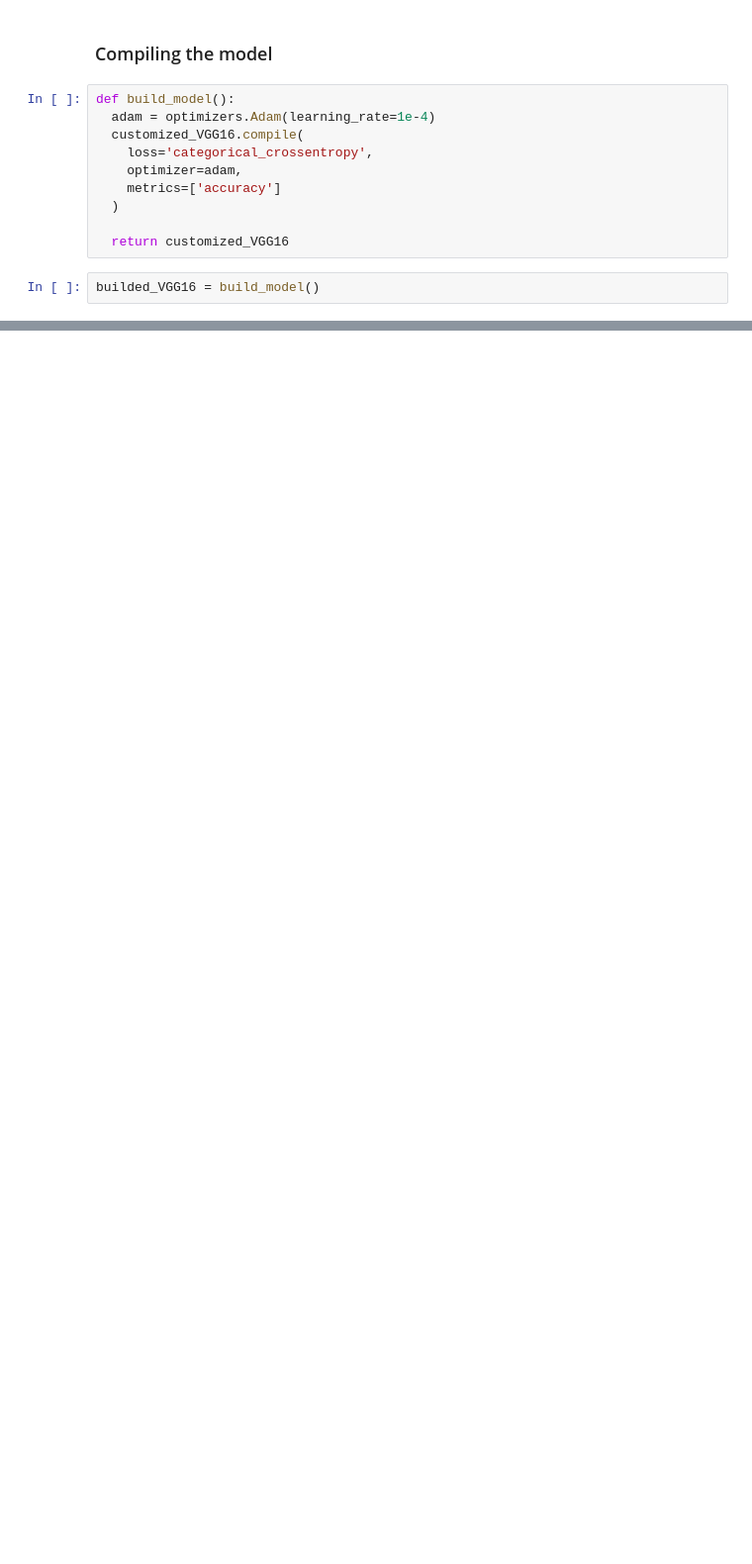
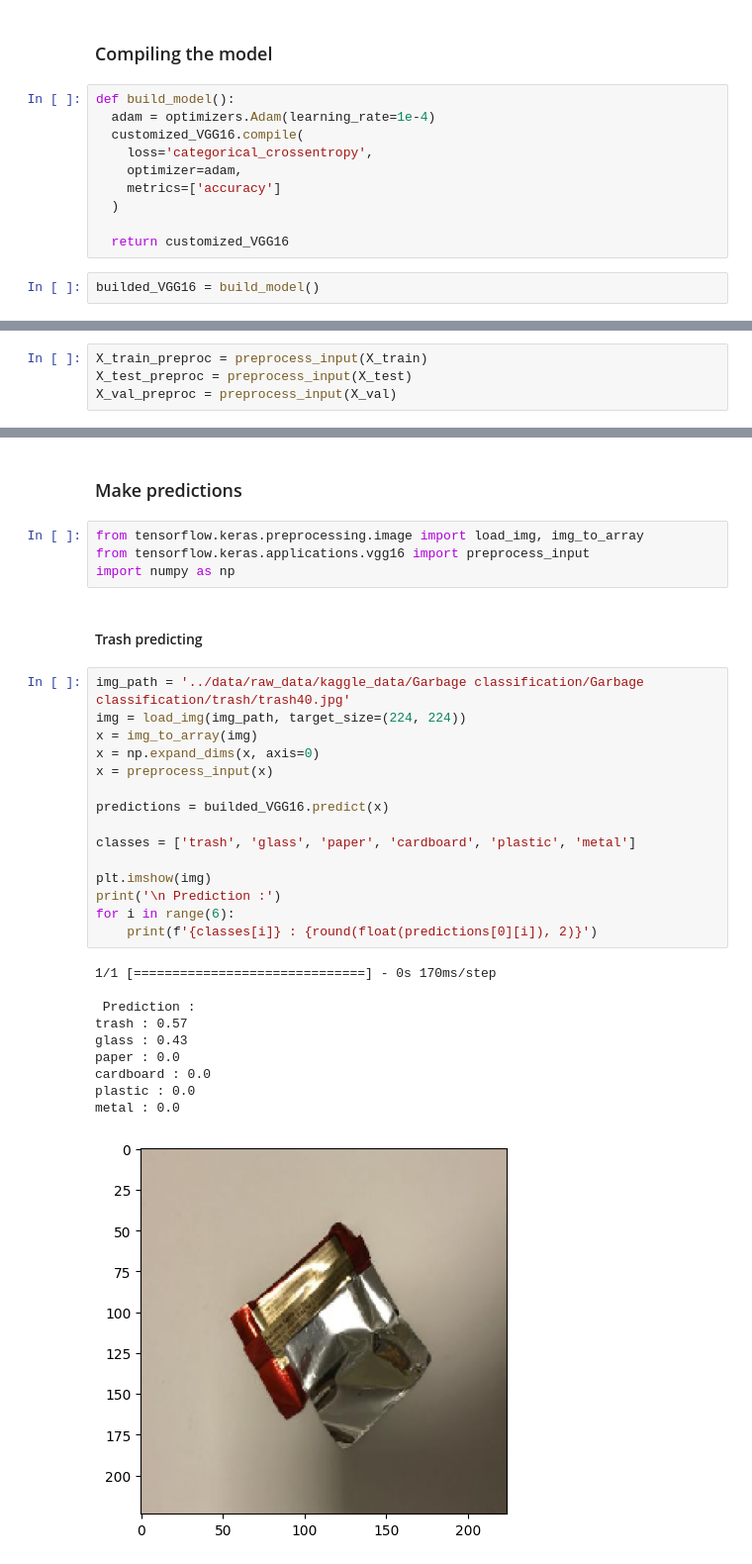
Before and after one commit to kirianpg/waste_sorter_smart_bin, a Jupyter notebook: notebooks/michel_modeling.ipynb, the cells around one changed output, grey strips where cells are left out. Shown: that part at 99% size. Drawn from its saved outputs; the diff is of its cells as text; blank space fills up the shorter version.

```diff
--- a/notebooks/michel_modeling.ipynb
+++ b/notebooks/michel_modeling.ipynb
@@ -215,0 +245,4 @@ Model: "sequential"
+# %%
+X_train_preproc = preprocess_input(X_train)
+X_test_preproc = preprocess_input(X_test)
+X_val_preproc = preprocess_input(X_val)
@@ -215,0 +350,34 @@ Model: "sequential"
+# %% [markdown]
+### Make predictions
+# %%
+from tensorflow.keras.preprocessing.image import load_img, img_to_array
+from tensorflow.keras.applications.vgg16 import preprocess_input
+import numpy as np
+# %% [markdown]
+#### Trash predicting
+# %%
+img_path = '../data/raw_data/kaggle_data/Garbage classification/Garbage classification/trash/trash40.jpg'
+img = load_img(img_path, target_size=(224, 224))
+x = img_to_array(img)
+x = np.expand_dims(x, axis=0)
+x = preprocess_input(x)
+
+predictions = builded_VGG16.predict(x)
+
+classes = ['trash', 'glass', 'paper', 'cardboard', 'plastic', 'metal']
+
+plt.imshow(img)
+print('\n Prediction :')
+for i in range(6):
+    print(f'{classes[i]} : {round(float(predictions[0][i]), 2)}')
+# %% [output]
+1/1 [==============================] - 0s 170ms/step
+
+ Prediction :
+trash : 0.57
+glass : 0.43
+paper : 0.0
+cardboard : 0.0
+plastic : 0.0
+metal : 0.0
+[figure, added]
```
Also changed, not shown: parts of 26 cells of this notebook, 15 other files.
